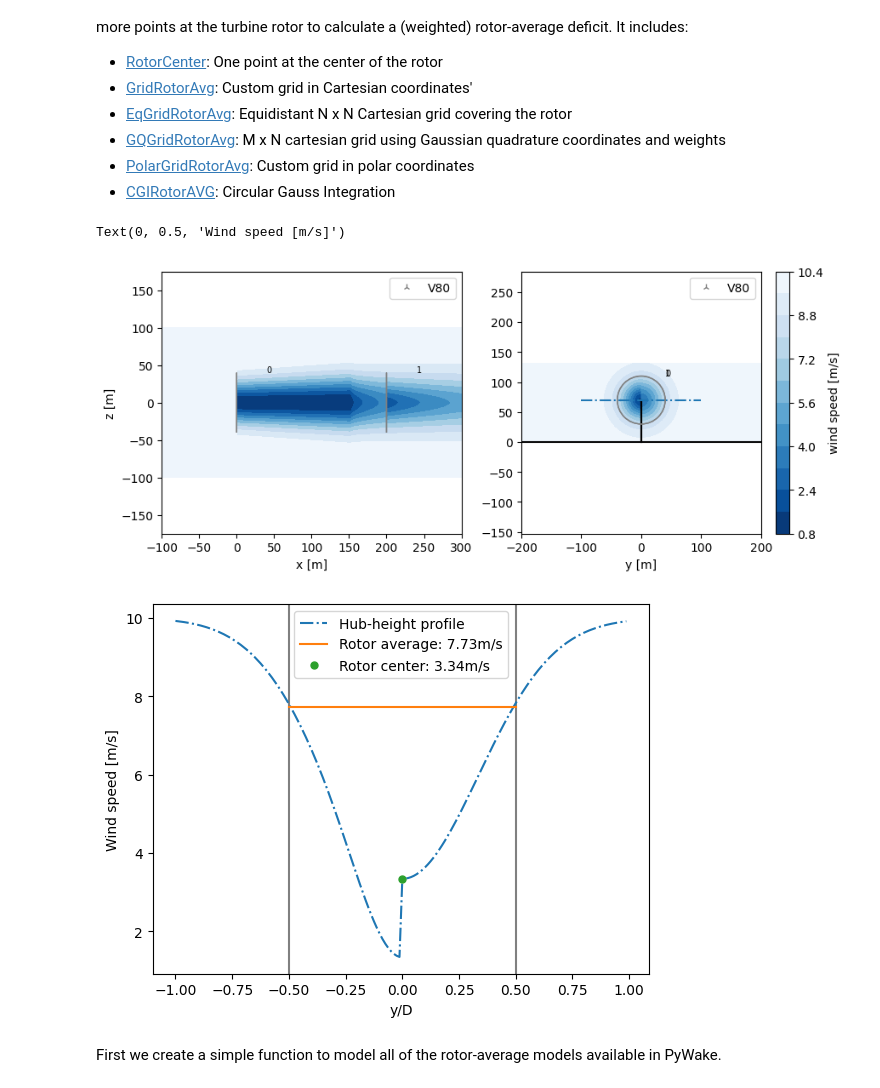
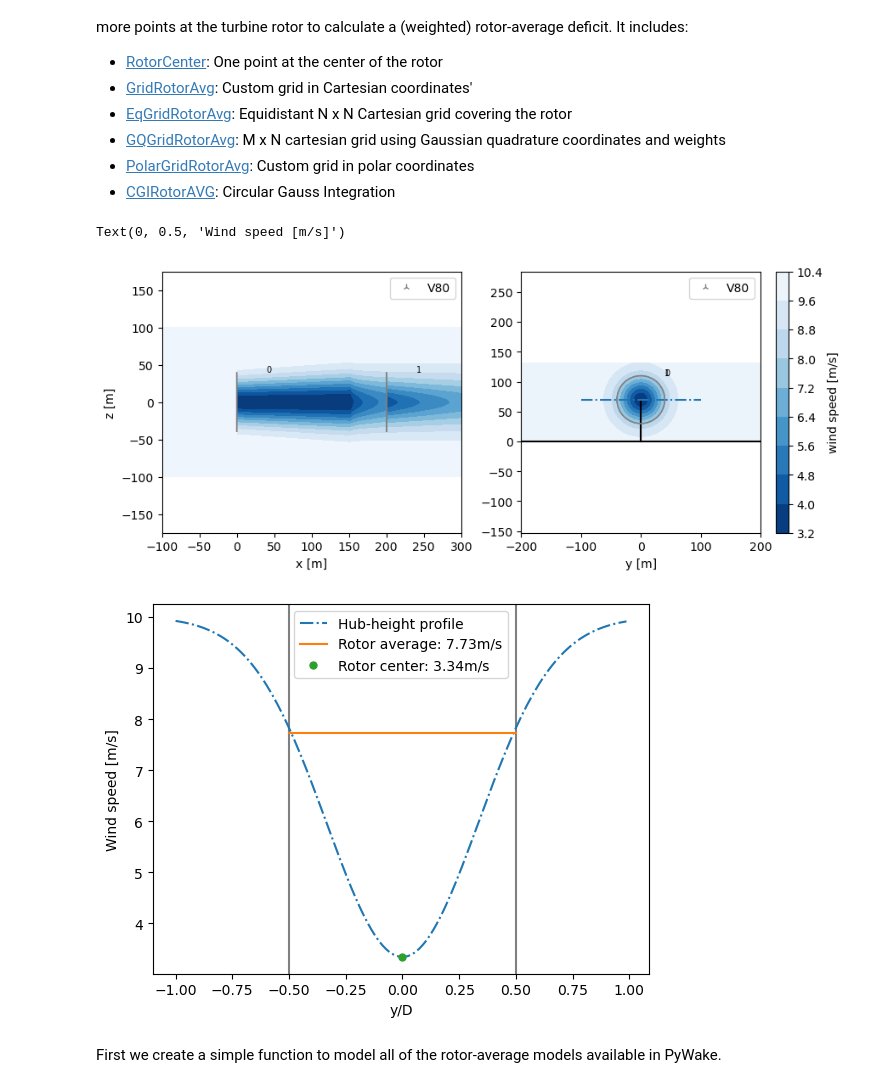
Before and after one commit to DTUWindEnergy/PyWake, a Jupyter notebook: docs/notebooks/EngineeringWindFarmModels.ipynb, the cells around one changed output. Cells and saved outputs as stored; diff of their text form; code cells hidden in the pictures.

```diff
--- a/docs/notebooks/EngineeringWindFarmModels.ipynb
+++ b/docs/notebooks/EngineeringWindFarmModels.ipynb
@@ -628,34 +633,34 @@ In the plots below, it is clearly seen that the wind speed varies over the rotor
 # %%
 from py_wake.superposition_models import SquaredSum
 from py_wake.flow_map import HorizontalGrid, YZGrid
 
 R = D/2
 wfm = BastankhahGaussian(site, windTurbines, superpositionModel=SquaredSum())
 sim_res = wfm([0,200],[0,0],wd=270,ws=10)
 
 fig,(ax1,ax2) = plt.subplots(1,2, figsize=(10,4))
 ax1.set_xlabel("x [m]"), ax1.set_ylabel("y [m]")
 sim_res.flow_map(HorizontalGrid(extend=.1)).plot_wake_map(10, ax=ax1, plot_colorbar=False)
-sim_res.flow_map(YZGrid(x=200)).plot_wake_map(10, ax=ax2)
+sim_res.flow_map(YZGrid(x=199.99)).plot_wake_map(10, ax=ax2)
 ax2.plot([-100,100],[70,70],'-.')
 ax2.set_xlabel("y [m]"), ax1.set_ylabel("z [m]")
 
 plt.figure()
-flow_map = sim_res.flow_map(HorizontalGrid(x=[200], y=np.arange(-80, 80)))
+flow_map = sim_res.flow_map(HorizontalGrid(x=[199.99], y=np.arange(-80, 80)))
 
 for x in [-.5,.5]:
     plt.gca().axvline(x,color='grey')
 plt.plot(flow_map.Y[:, 0]/D, flow_map.WS_eff_xylk[:, 0, 0, 0], '-.', label='Hub-height profile')
 plt.plot([-.5,.5],[7.73,7.73],label='Rotor average: 7.73m/s')
 rc_ws = flow_map.WS_eff_xylk[80, 0, 0, 0]
 plt.plot(flow_map.Y[80, 0]/D, rc_ws,'.', ms=10, label='Rotor center: %.2fm/s'%rc_ws)
 plt.legend()
 plt.xlabel("y/D")
 plt.ylabel('Wind speed [m/s]')
 # %% [output]
 Text(0, 0.5, 'Wind speed [m/s]')
-[figure, old version]
+[figure, new version]
-[figure, old version]
+[figure, new version]
 # %% [markdown]
 First we create a simple function to model all of the rotor-average models available in PyWake.
 # %%
```
Also changed, not shown: parts of 26 cells of this notebook, 3 other files.
